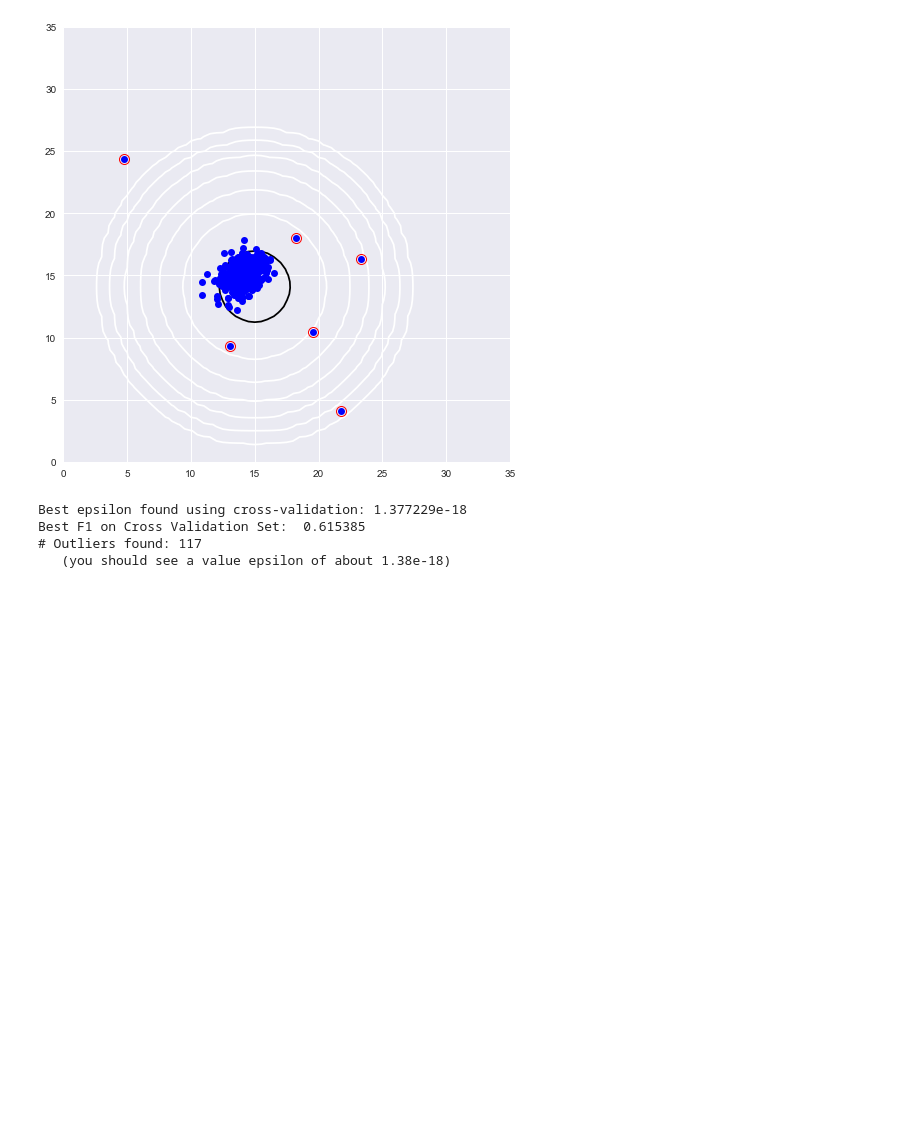
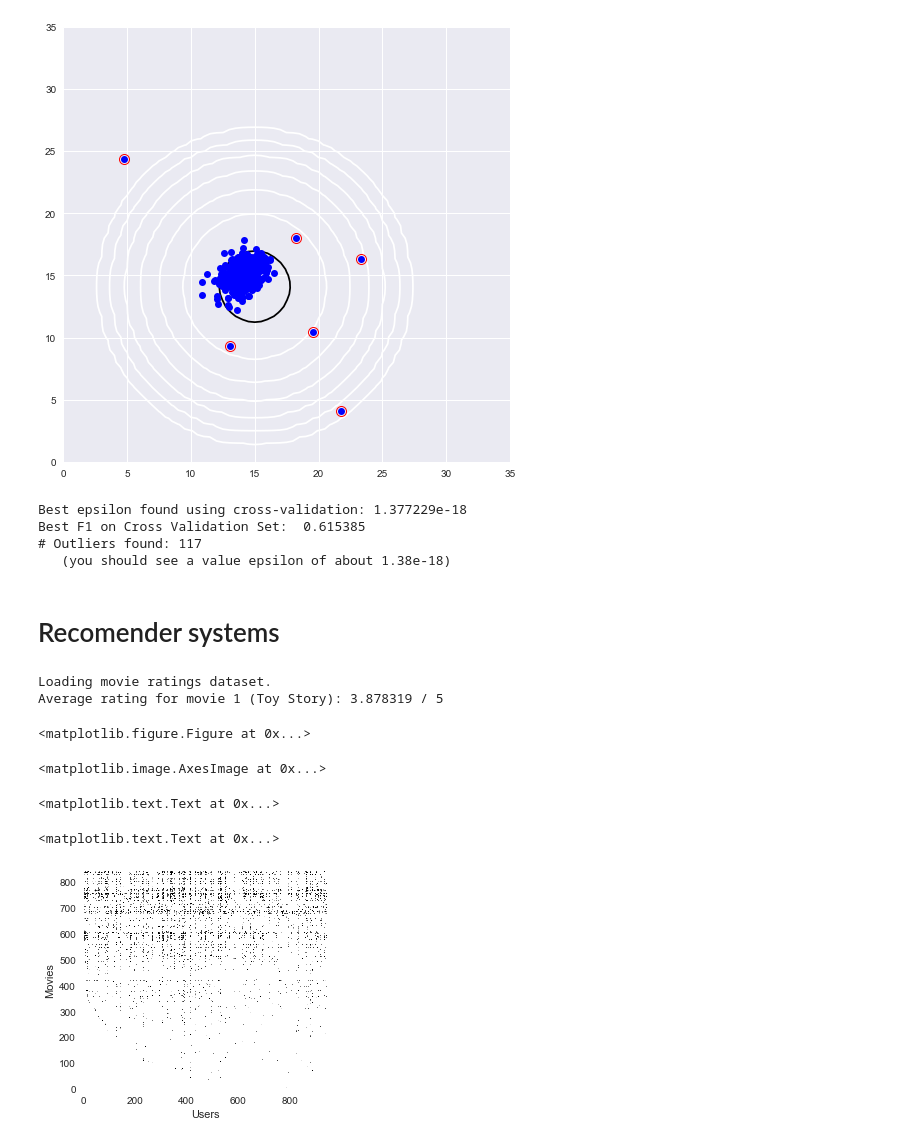
Before and after one commit to matkalinowski/ML-AndrewNg, a Jupyter notebook: ex8/Programming Exercise 8 Anomaly Detection and Recommender Systems.ipynb, the cells around one changed output. Saved outputs shown, nothing was run; the diff lists cells and outputs as text; code cells hidden in the pictures; blank space fills up the shorter version.

Commit message:
Ex8 Recommender systems init.

```diff
--- a/ex8/Programming Exercise 8 Anomaly Detection and Recommender Systems.ipynb
+++ b/ex8/Programming Exercise 8 Anomaly Detection and Recommender Systems.ipynb
@@ -201,3 +201,35 @@ Best epsilon found using cross-validation: 1.377229e-18
 Best F1 on Cross Validation Set:  0.615385
 # Outliers found: 117
    (you should see a value epsilon of about 1.38e-18)
+# %% [markdown]
+# Recomender systems
+# %%
+print('Loading movie ratings dataset.')
+
+#  Load data
+data = scipy.io.loadmat('ex8_movies.mat')
+Y = data['Y']
+R = data['R'].astype(bool)
+#  Y is a 1682x943 matrix, containing ratings (1-5) of 1682 movies on
+#  943 users
+#
+#  R is a 1682x943 matrix, where R(i,j) = 1 if and only if user j gave a
+#  rating to movie i
+
+#  From the matrix, we can compute statistics like average rating.
+print('Average rating for movie 1 (Toy Story): %f / 5' % np.mean(Y[0, R[0, :]]))
+
+#  We can "visualize" the ratings matrix by plotting it with imagesc
+
+plt.figure()
+plt.imshow(Y, aspect='equal', origin='upper', extent=(0, Y.shape[1], 0, Y.shape[0]/2.0))
+plt.ylabel('Movies')
+plt.xlabel('Users')
+# %% [output]
+Loading movie ratings dataset.
+Average rating for movie 1 (Toy Story): 3.878319 / 5
+<matplotlib.figure.Figure at 0x...>
+<matplotlib.image.AxesImage at 0x...>
+<matplotlib.text.Text at 0x...>
+<matplotlib.text.Text at 0x...>
+[figure, added]
```
Also changed, not shown: 3 other files.
